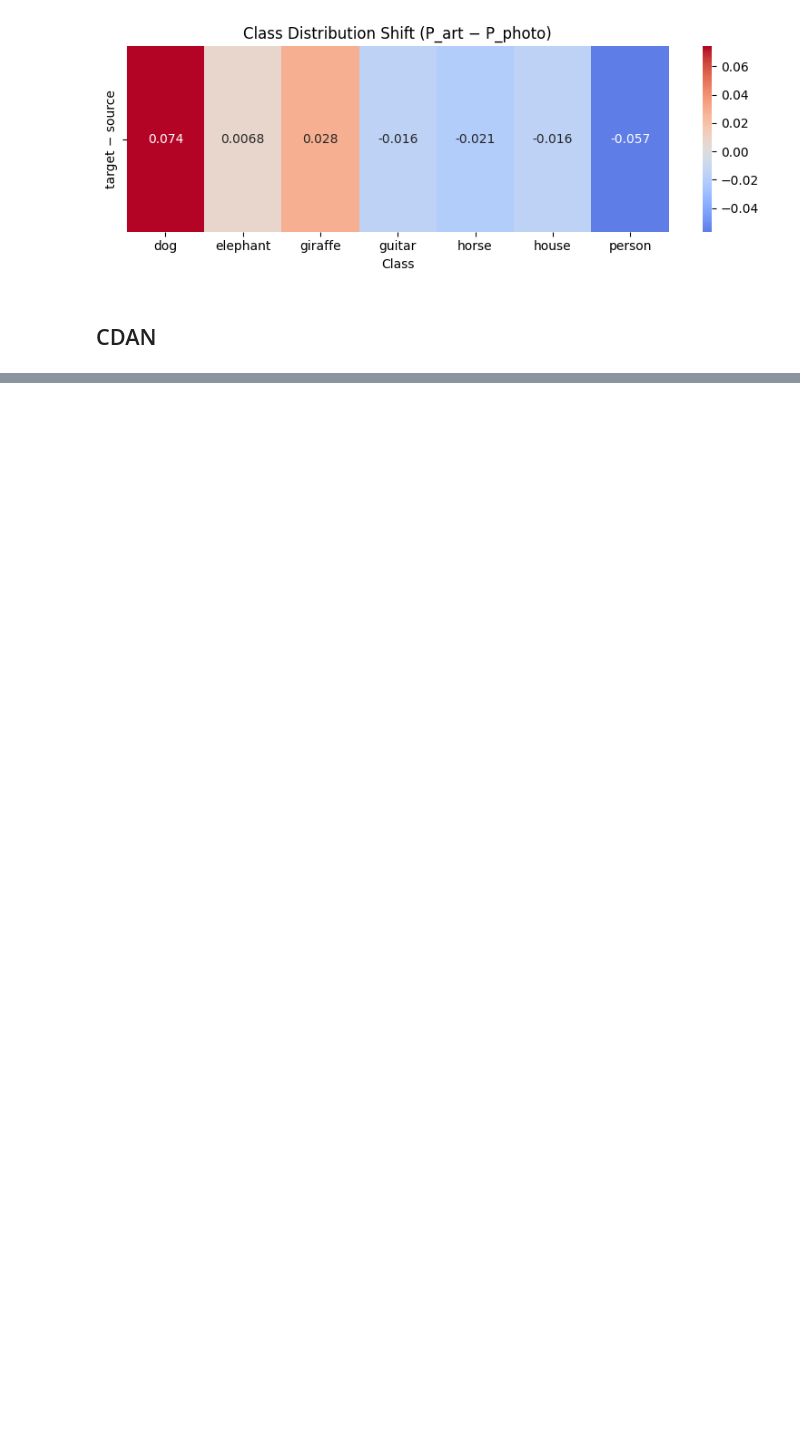
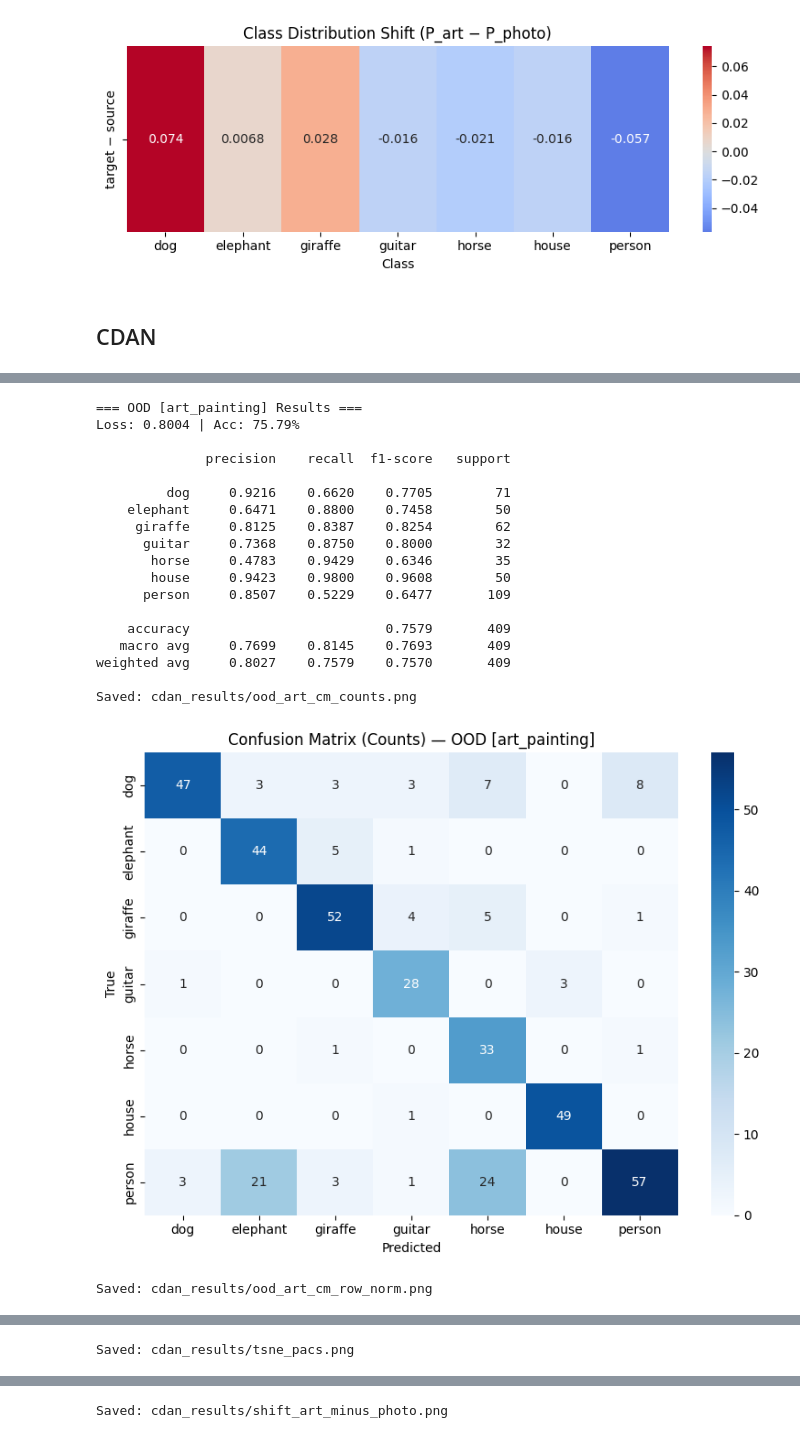
Before and after one commit to faaiz004/ATML-PA2, a Jupyter notebook: Task1.ipynb, the cells around one changed output, grey strips where cells are left out. Cells and saved outputs as stored; diff of their text form; code cells hidden in the pictures; blank space fills up the shorter version.

```diff
--- a/Task1.ipynb
+++ b/Task1.ipynb
@@ -94,6 +94,7 @@ def evaluate_with_reports(
     num_classes: int | None = None,
     desc: str = "Eval",
     show_plots: bool = True,
+    save_dir: str | None = None,
     save_prefix: str | None = None,
 ):
     """
@@ -153,8 +154,12 @@ def evaluate_with_reports(
     cm_norm = cm.astype(np.float64) / cm.sum(axis=1, keepdims=True)
 
     def _maybe_save(fig, name):
-        if save_prefix:
-            fig.savefig(f"{save_prefix}_{name}.png", dpi=200, bbox_inches="tight")
+        if save_dir and save_prefix:
+            # Create directory if it doesn't exist
+            os.makedirs(save_dir, exist_ok=True)
+            save_path = os.path.join(save_dir, f"{save_prefix}_{name}.png")
+            fig.savefig(save_path, dpi=200, bbox_inches="tight")
+            print(f"Saved: {save_path}")
 
     if show_plots:
         fig = plt.figure(figsize=(8,6))
@@ -879,0 +1099,60 @@ weighted avg     0.7483    0.7042    0.6936       409
+# %%
+model = CDAN(num_classes=7)
+model.load_state_dict(torch.load("CDAN_Model/CDAN_photo2art.pth"))
+model = model.to(device)
+
+# Create results directory
+results_dir = "cdan_results"
+
+# 1) OOD evaluation on art_painting
+eval_art = evaluate_with_reports(
+    model, art_val_loader, device="cuda",
+    desc="OOD [art_painting]", show_plots=True,
+    save_dir=results_dir, save_prefix="ood_art"
+)
+
+# 2) t-SNE across photo_train, photo_val, art_painting
+tsne_out = tsne_penultimate_features(
+    model,
+    loaders={
+        "photo_train": photo_train_loader,
+        "photo_val":   photo_val_loader,
+        "art_painting_train": art_train_loader,
+        "art_painting_val": art_val_loader
+
+    },
+    device="cuda",
+    max_per_split=None,   # or an int for speed
+    save_dir=results_dir,
+    save_filename="tsne_pacs.png"
+)
+
+# 3) Class-distribution shift: photo_train vs art_painting
+shift = plot_class_distribution_shift(
+    source_loader=photo_train_loader,
+    target_loader=art_train_loader,
+    title="Class Distribution Shift (P_art − P_photo)",
+    save_dir=results_dir,
+    save_filename="shift_art_minus_photo.png"
+)
+# %% [output]
+=== OOD [art_painting] Results ===
+Loss: 0.8004 | Acc: 75.79%
+
+              precision    recall  f1-score   support
+
+         dog     0.9216    0.6620    0.7705        71
+    elephant     0.6471    0.8800    0.7458        50
+     giraffe     0.8125    0.8387    0.8254        62
+      guitar     0.7368    0.8750    0.8000        32
+       horse     0.4783    0.9429    0.6346        35
+       house     0.9423    0.9800    0.9608        50
+      person     0.8507    0.5229    0.6477       109
+
+    accuracy                         0.7579       409
+   macro avg     0.7699    0.8145    0.7693       409
+weighted avg     0.8027    0.7579    0.7570       409
+
+Saved: cdan_results/ood_art_cm_counts.png
+[figure, added]
+Saved: cdan_results/ood_art_cm_row_norm.png
@@ -879,0 +1178 @@ weighted avg     0.7483    0.7042    0.6936       409
+Saved: cdan_results/tsne_pacs.png
@@ -879,0 +1180 @@ weighted avg     0.7483    0.7042    0.6936       409
+Saved: cdan_results/shift_art_minus_photo.png
```
Also changed, not shown: parts of 14 cells of this notebook, 2 other files.
